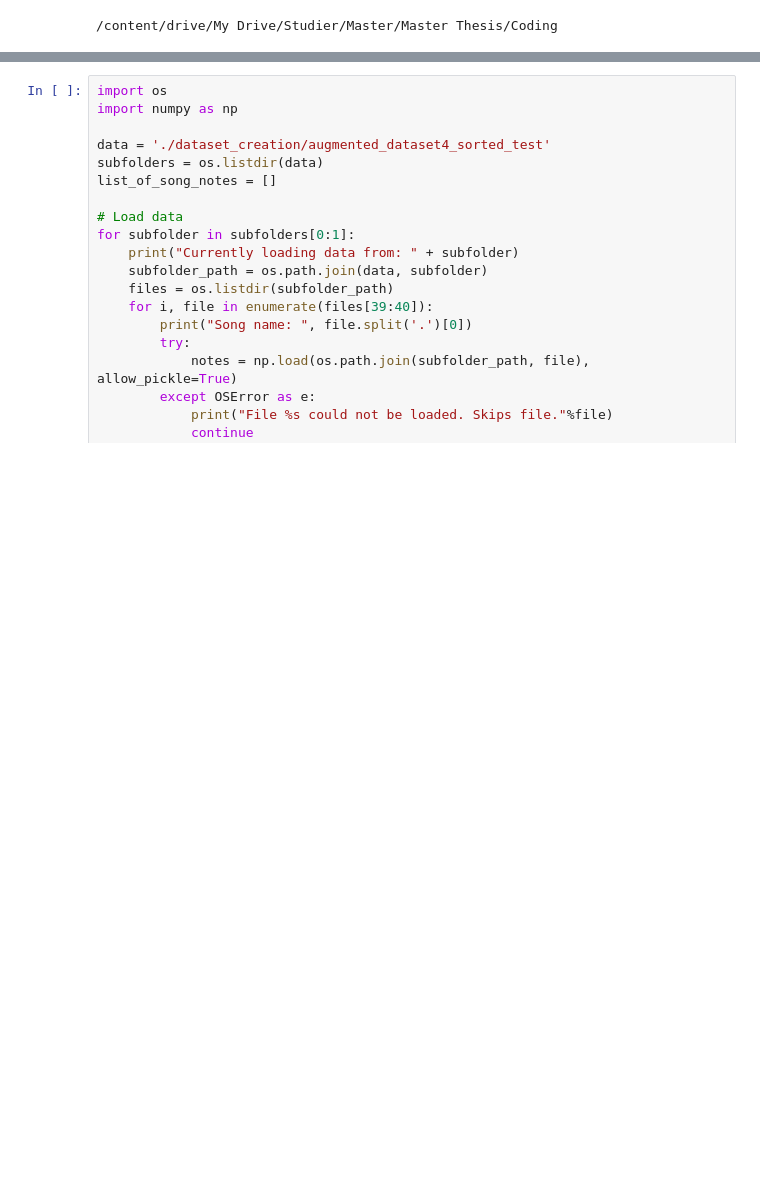
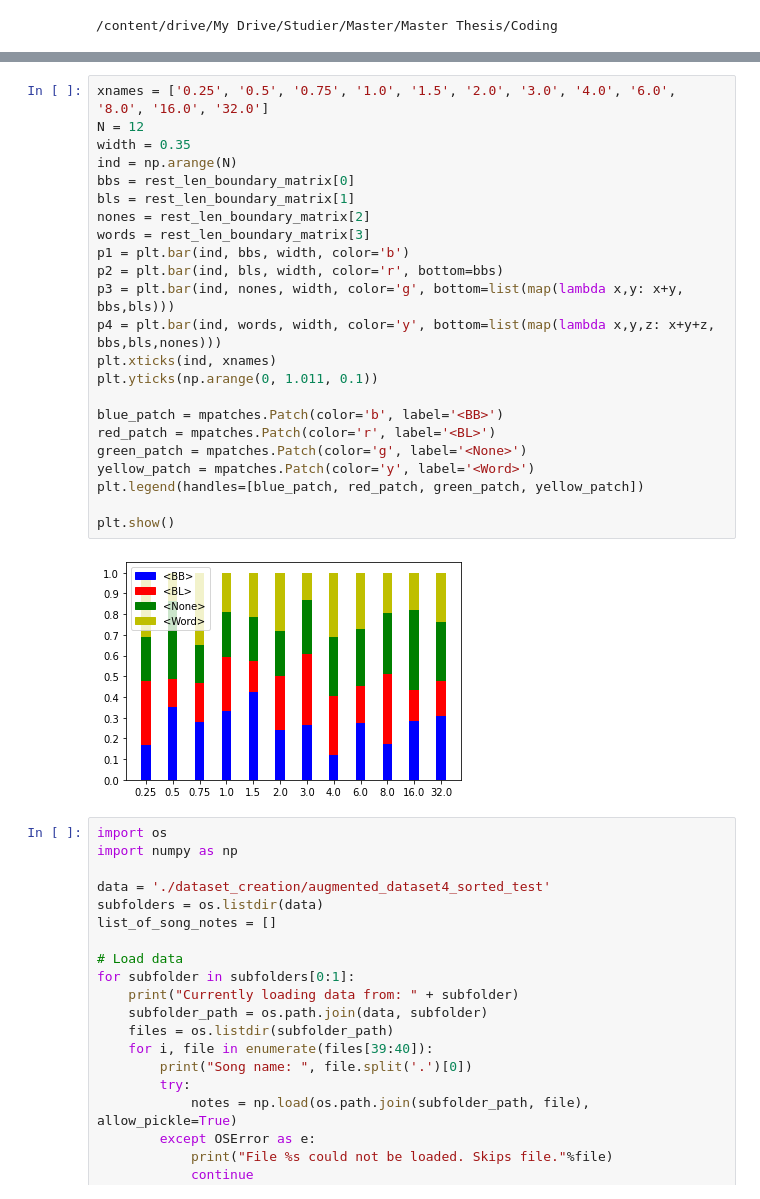
Before and after one commit to Tesen/c-LSTM-LM, a Jupyter notebook: colabs/test-cLSTM.ipynb, the cells around one changed output, grey strips where cells are left out. Saved outputs shown, nothing was run; the diff lists cells and outputs as text; blank space fills up the shorter version.

```diff
--- a/colabs/test-cLSTM.ipynb
+++ b/colabs/test-cLSTM.ipynb
@@ -61,3 +225,28 @@ SyntaxError: ignored
+# %%
+xnames = ['0.25', '0.5', '0.75', '1.0', '1.5', '2.0', '3.0', '4.0', '6.0', '8.0', '16.0', '32.0']
+N = 12
+width = 0.35
+ind = np.arange(N)
+bbs = rest_len_boundary_matrix[0]
+bls = rest_len_boundary_matrix[1]
+nones = rest_len_boundary_matrix[2]
+words = rest_len_boundary_matrix[3]
+p1 = plt.bar(ind, bbs, width, color='b')
+p2 = plt.bar(ind, bls, width, color='r', bottom=bbs)
+p3 = plt.bar(ind, nones, width, color='g', bottom=list(map(lambda x,y: x+y, bbs,bls)))
+p4 = plt.bar(ind, words, width, color='y', bottom=list(map(lambda x,y,z: x+y+z, bbs,bls,nones)))
+plt.xticks(ind, xnames)
+plt.yticks(np.arange(0, 1.011, 0.1))
+
+blue_patch = mpatches.Patch(color='b', label='<BB>')
+red_patch = mpatches.Patch(color='r', label='<BL>')
+green_patch = mpatches.Patch(color='g', label='<None>')
+yellow_patch = mpatches.Patch(color='y', label='<Word>')
+plt.legend(handles=[blue_patch, red_patch, green_patch, yellow_patch])
+
+plt.show()
+# %% [output]
+[figure, added]
 # %%
 import os
 import numpy as np
```
Also changed, not shown: parts of 5 cells of this notebook, 3 other files.
